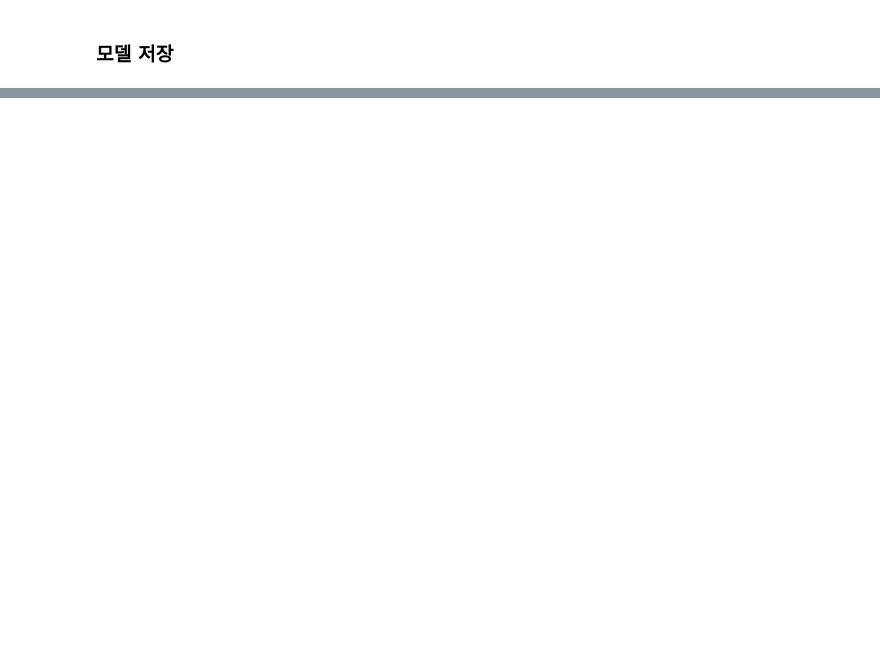
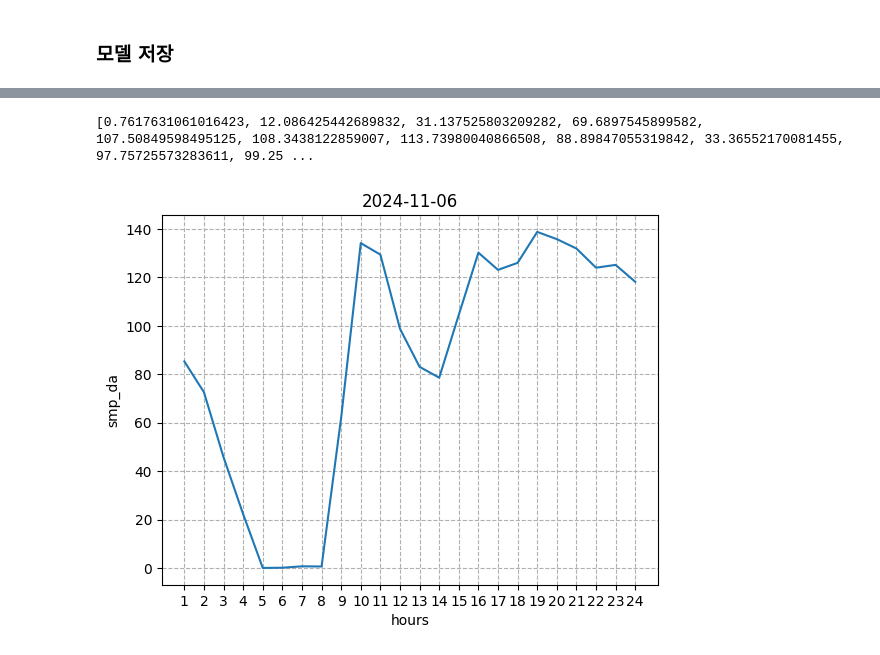
Before and after one commit to bluelemon61/24-OIBC-WolgoksTears, a Jupyter notebook: personal_files/hoon/DL_final_train.ipynb, the cells around one changed output, grey strips where cells are left out. Saved outputs shown, nothing was run; the diff lists cells and outputs as text; code cells hidden in the pictures; blank space fills up the shorter version.

```diff
--- a/personal_files/hoon/DL_final_train.ipynb
+++ b/personal_files/hoon/DL_final_train.ipynb
@@ -343,13 +343,10 @@ def customloss(predict, y):#학습용
     e_F_square = e_F**2
     mse_loss = torch.mean((y - predict)**2)
 
-    loss_new = 0
-    if predict.mean()>140:
-      loss_new += predict.mean()-140
+    excess_predict = predict[predict > 100] - 100
+    loss_new = torch.sum(excess_predict ** 2) if excess_predict.numel() > 0 else torch.tensor(0.0)
 
-    loss_new = loss_new ** 2
-
-    return e_F_square*10+mse_loss+loss_new
+    return e_F_square*10+mse_loss+ loss_new
 # %% [markdown]
 ### 학습
 # %% [markdown]
@@ -368,3 +358,13 @@ optimizer = torch.optim.Adam(model.parameters(), lr=learning_rate)
+# %%
+learning_rate = 3e-6
+epoches=100
+
+criterion = customloss
+
+
+
+
+optimizer = torch.optim.Adam(model.parameters(), lr=learning_rate)
 # %%
 model, train_history = train(model, dataloader, criterion, optimizer, epoches, device)
 # %% [output]
@@ -400,0 +403,5 @@ torch.save(model.state_dict(), 'smp_model.pth')
+# %%
+model.load_state_dict(torch.load('/content/smp_model_100.pth'))
+
+# 모델을 평가 모드로 전환 (테스트 시에만 필요)
+model.eval()
@@ -400,0 +500,18 @@ torch.save(model.state_dict(), 'smp_model.pth')
+# %%
+#flattened_list = predictions.view(-1).tolist()
+
+print(flattened_list)
+# %% [output]
+[0.7617631061016423, 12.086425442689832, 31.137525803209282, 69.6897545899582, 107.50849598495125, 108.3438122859007, 113.73980040866508, 88.89847055319842, 33.36552170081455, 97.75725573283611, 99.25 ...
+# %%
+plt.plot(list(range(1, 25)), flattened_list)
+
+plt.title(predict_target_date)
+plt.xlabel('hours')
+plt.ylabel('smp_da')
+plt.xticks(list(range(1,25, 1)))
+plt.grid(True, linestyle='--')
+
+plt.show()
+# %% [output]
+[figure, added]
```
Also changed, not shown: parts of 19 cells of this notebook, 2 other files.
